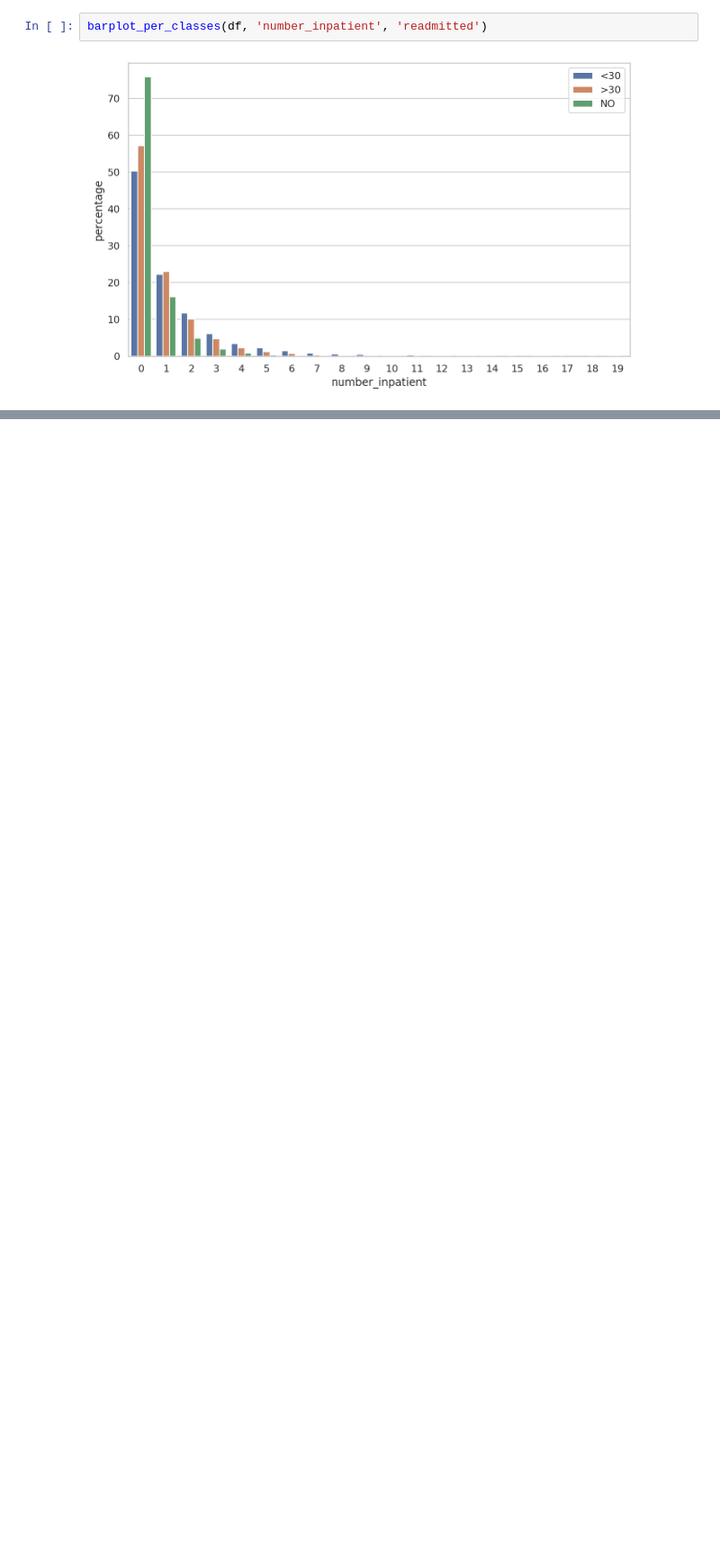
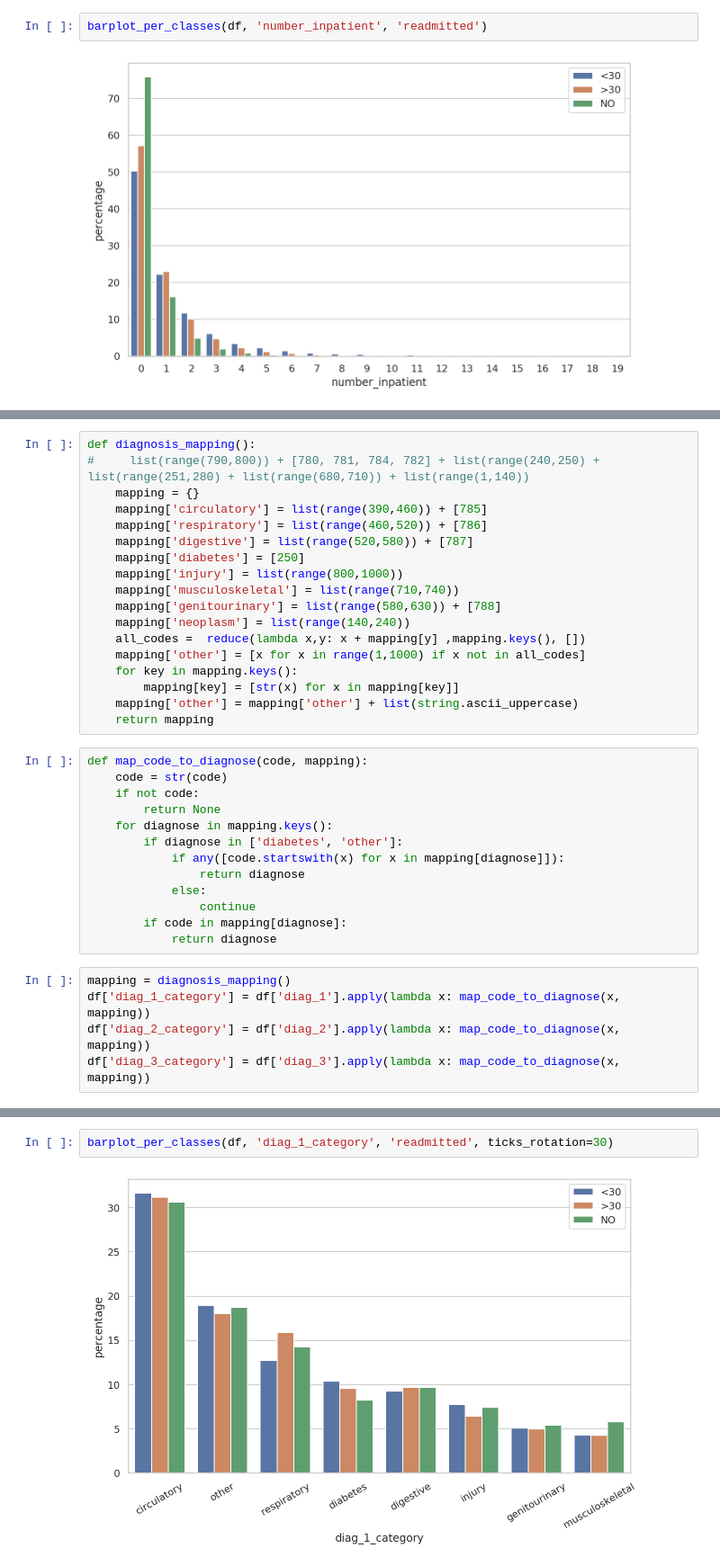
Before and after one commit to pmacinec/diabetes-patients-readmissions-prediction, a Jupyter notebook: notebooks/0_data_analysis.ipynb, the cells around one changed output, grey strips where cells are left out. Shown at 90% size. Cells and saved outputs as stored; diff of their text form; blank space fills up the shorter version.

Commit message:
ADD: analysis of diagnosis attributes

```diff
--- a/notebooks/0_data_analysis.ipynb
+++ b/notebooks/0_data_analysis.ipynb
@@ -467,0 +475,36 @@ barplot_per_classes(df, 'number_inpatient', 'readmitted')
+# %%
+def diagnosis_mapping():
+#     list(range(790,800)) + [780, 781, 784, 782] + list(range(240,250) + list(range(251,280) + list(range(680,710)) + list(range(1,140))
+    mapping = {}
+    mapping['circulatory'] = list(range(390,460)) + [785]
+    mapping['respiratory'] = list(range(460,520)) + [786]
+    mapping['digestive'] = list(range(520,580)) + [787]
+    mapping['diabetes'] = [250]
+    mapping['injury'] = list(range(800,1000))
+    mapping['musculoskeletal'] = list(range(710,740))
+    mapping['genitourinary'] = list(range(580,630)) + [788]
+    mapping['neoplasm'] = list(range(140,240))
+    all_codes =  reduce(lambda x,y: x + mapping[y] ,mapping.keys(), [])
+    mapping['other'] = [x for x in range(1,1000) if x not in all_codes]
+    for key in mapping.keys():
+        mapping[key] = [str(x) for x in mapping[key]]
+    mapping['other'] = mapping['other'] + list(string.ascii_uppercase)
+    return mapping
+# %%
+def map_code_to_diagnose(code, mapping):
+    code = str(code)
+    if not code:
+        return None
+    for diagnose in mapping.keys():
+        if diagnose in ['diabetes', 'other']:
+            if any([code.startswith(x) for x in mapping[diagnose]]):
+                return diagnose
+            else:
+                continue
+        if code in mapping[diagnose]:
+            return diagnose
+# %%
+mapping = diagnosis_mapping()
+df['diag_1_category'] = df['diag_1'].apply(lambda x: map_code_to_diagnose(x, mapping))
+df['diag_2_category'] = df['diag_2'].apply(lambda x: map_code_to_diagnose(x, mapping))
+df['diag_3_category'] = df['diag_3'].apply(lambda x: map_code_to_diagnose(x, mapping))
@@ -467,0 +514,4 @@ barplot_per_classes(df, 'number_inpatient', 'readmitted')
+# %%
+barplot_per_classes(df, 'diag_1_category', 'readmitted', ticks_rotation=30)
+# %% [output]
+[figure, added]
```
Also changed, not shown: parts of 13 cells of this notebook.
